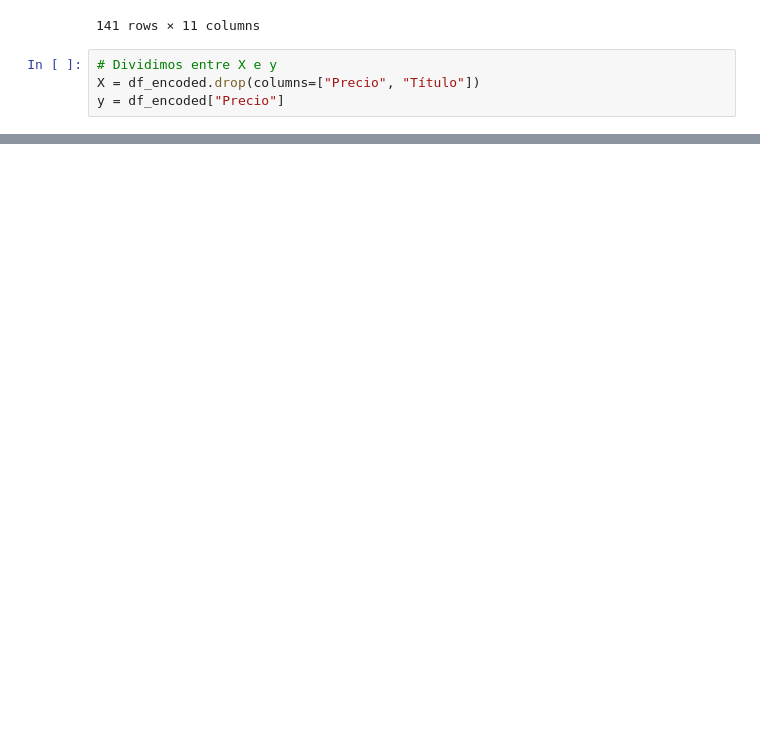
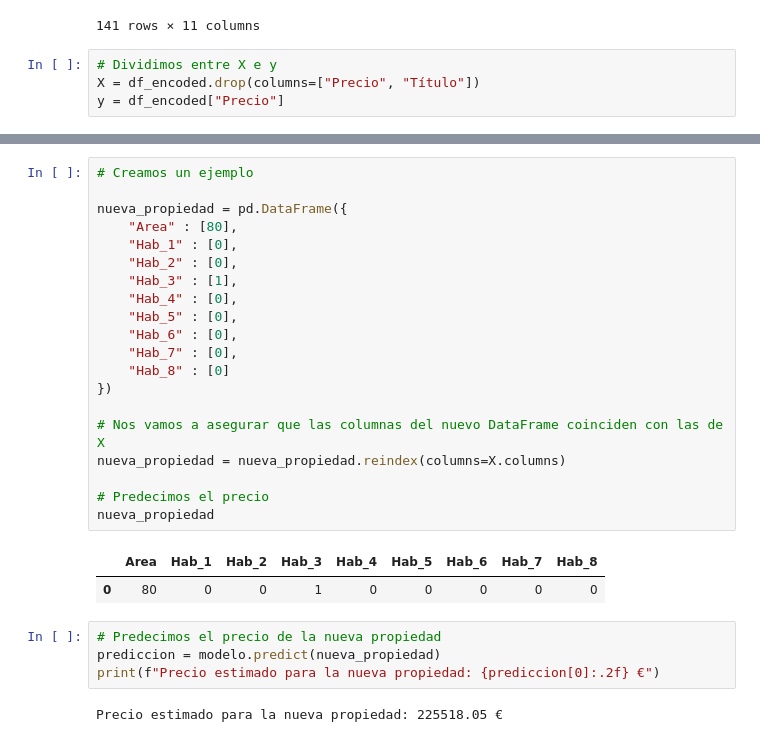
Before and after one commit to BigChunguus/ClaseIABD, a Jupyter notebook: PIA/pruebaPIA_1/UNIDAD_3/Notebooks/ejercicio_Regresion_Lineal.ipynb, the cells around one changed output, grey strips where cells are left out. Saved outputs shown, nothing was run; the diff lists cells and outputs as text; blank space fills up the shorter version.

```diff
--- a/PIA/pruebaPIA_1/UNIDAD_3/Notebooks/ejercicio_Regresion_Lineal.ipynb
+++ b/PIA/pruebaPIA_1/UNIDAD_3/Notebooks/ejercicio_Regresion_Lineal.ipynb
@@ -352,0 +353,29 @@ Coeficiente R2: 0.87
+# %%
+# Creamos un ejemplo
+
+nueva_propiedad = pd.DataFrame({
+    "Area" : [80],
+    "Hab_1" : [0],
+    "Hab_2" : [0],
+    "Hab_3" : [1],
+    "Hab_4" : [0],
+    "Hab_5" : [0],
+    "Hab_6" : [0],
+    "Hab_7" : [0],
+    "Hab_8" : [0]
+})
+
+# Nos vamos a asegurar que las columnas del nuevo DataFrame coinciden con las de X
+nueva_propiedad = nueva_propiedad.reindex(columns=X.columns)
+
+# Predecimos el precio
+nueva_propiedad
+# %% [output]
+|  | Area | Hab_1 | Hab_2 | Hab_3 | Hab_4 | Hab_5 | Hab_6 | Hab_7 | Hab_8 |
+| 0 | 80 | 0 | 0 | 1 | 0 | 0 | 0 | 0 | 0 |
+# %%
+# Predecimos el precio de la nueva propiedad
+prediccion = modelo.predict(nueva_propiedad)
+print(f"Precio estimado para la nueva propiedad: {prediccion[0]:.2f} €")
+# %% [output]
+Precio estimado para la nueva propiedad: 225518.05 €
```
Also changed, not shown: parts of 2 cells of this notebook.
